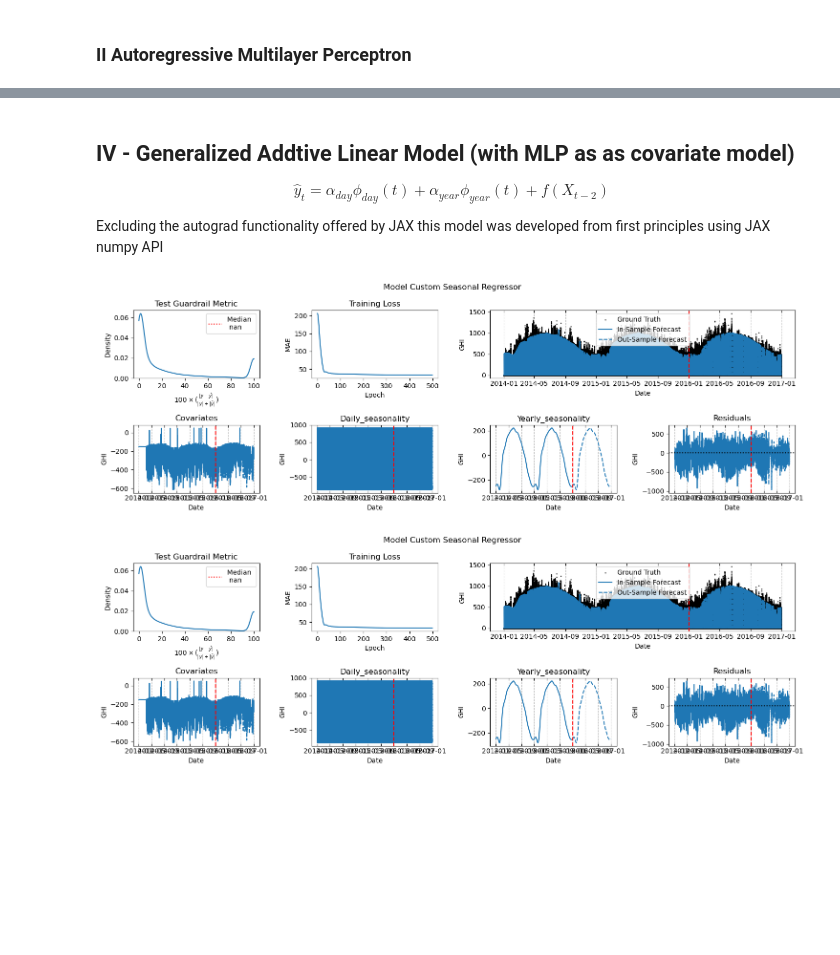
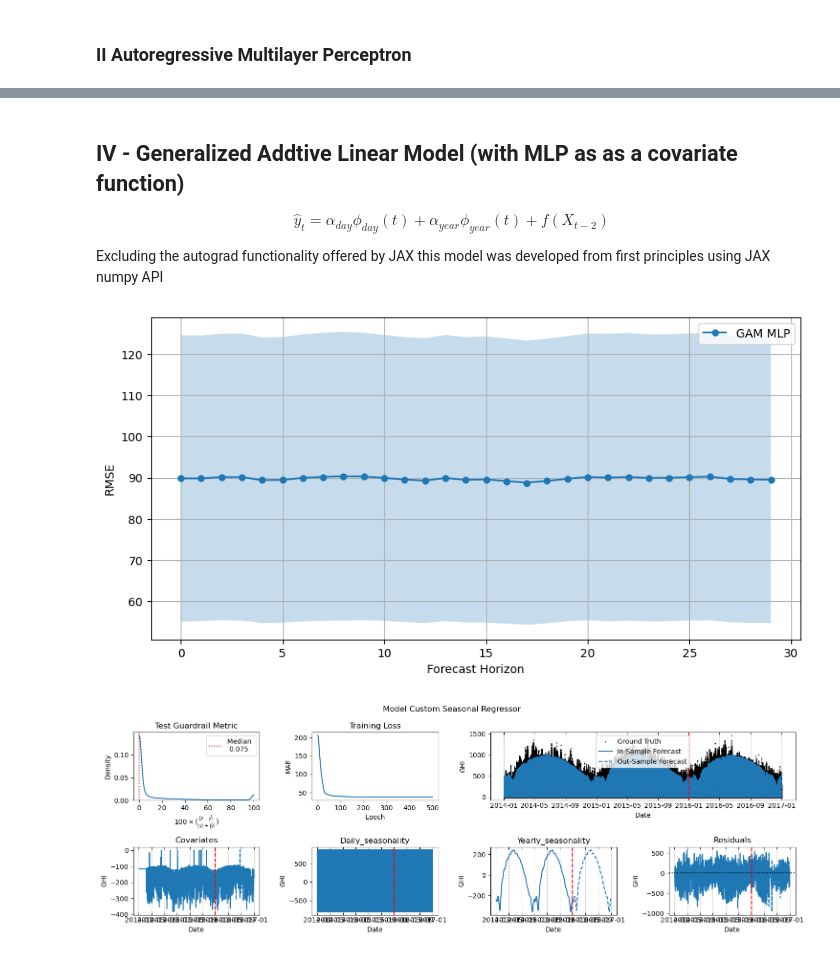
Before and after one commit to vb690/ghi_forecast, a Jupyter notebook: forecast.ipynb, the cells around one changed output, grey strips where cells are left out. Cells and saved outputs as stored; diff of their text form; code cells hidden in the pictures; blank space fills up the shorter version.

```diff
--- a/forecast.ipynb
+++ b/forecast.ipynb
@@ -987,5 +1130,5 @@ plt.plot(np.hstack(forc)[-3000:])
 # %% [markdown]
-## IV - Generalized Addtive Linear Model (with MLP as as covariate model)
+## IV - Generalized Addtive Linear Model (with MLP as as a covariate function)
 
 $$
 \hat{y}_{t} = \alpha_{day}\phi_{day}(t) + \alpha_{year}\phi_{year}(t) + f(X_{t-2})
@@ -1020,22 +1163,22 @@ outsample_time = np.arange(insample_time.max(), insample_time.max() + len(y_outs
 
 insample_fourier_matrix_year = make_fourier_matrix(
     time_series_indices=np.arange(len(y_insample)),
-    n_components=10,
+    n_components=15,
     period=525949.2
 )
 insample_fourier_matrix_day = make_fourier_matrix(
     time_series_indices=np.arange(len(y_insample)),
-    n_components=10,
+    n_components=15,
     period=1440
 )
 outsample_fourier_matrix_year = make_fourier_matrix(
     time_series_indices=outsample_time,
-    n_components=10,
-    period=525949.2
+    n_components=15,
+    period=525945.6
 )
 outsample_fourier_matrix_day = make_fourier_matrix(
     time_series_indices=outsample_time,
-    n_components=10,
+    n_components=15,
     period=1440
 )
 # %%
@@ -1052,8 +1195,8 @@ init_params, forward, backward, get_components = custom_ghi_model(
     mlp_layers=(),
     link_function=relu,
     loss_function=mae,
-    covariates_reg_strength=0.0001,
-    seasonality_reg_strength=0.0001,
+    covariates_reg_strength=0.001,
+    seasonality_reg_strength=0.001,
     prngkey=random.split(master_key)[1]
 )
 
@@ -1085,38 +1247,52 @@ params, history = fit(
+# %%
+y_forecast = np.array(
+    np.split(
+        relu(sum(components_outsample.values())),
+        int(len(y_outsample) / 30)
+    )
+)
+y_true = np.array(
+    np.split(
+        y_outsample,
+        int(len(y_outsample) / 30)
+    )
+)
+
+error_mean, error_sem = compute_rmse(
+    y_true=y_true,
+    y_forecast=y_forecast,
+    axis=0
+)
+MODELS_RESULTS["GAM - MLP"] = {"error_mean": error_mean, "error_sem": error_sem}
+
+fig, ax = plt.subplots(1, 1, figsize=(10, 5))
+ax = visualize_forecast_horizon_accuracy(
+    ax=ax,
+    model_name="GAM MLP",
+    error_name="RMSE",
+    error_mean=error_mean,
+    error_sem=error_sem,
+    marker="o",
+    markersize=5
+)
+plt.legend()
+plt.show()
+# %% [output]
+[figure, added]
 # %%
-from modules.diagnostics.visualizers import visualize_time_series_components_performance
-
-components_insample = get_components(
-    (
-        insample_fourier_matrix_year,
-        insample_fourier_matrix_day,
-        insample_satellite_covariates
-    ),
-    params,
-    None
-)
-components_outsample= get_components(
-    (
-        outsample_fourier_matrix_year,
-        outsample_fourier_matrix_day,
-        outsample_satellite_covariates
-    ),
-    params,
-    None
-)
-
-visualize_time_series_components_performance(
+fig = visualize_time_series_components_performance(
     time_series_train=insample_ghi_df["ghi"],
     time_series_test=outsample_ghi_df["ghi"],
     components_insample=components_insample,
     components_outsample=components_outsample,
     link_function=relu,
     target_name="GHI",
     model_name="Custom Seasonal Regressor",
     guardrail_metric=compute_symmetric_absolute_percentage_error,
     loss="MAE",
     history=history,
     figsize=(15, 5),
 )
+plt.show()
 # %% [output]
-[figure, old version]
+[figure, new version]
-[figure, removed]
```
Also changed, not shown: parts of 16 cells of this notebook, 41 other files.
